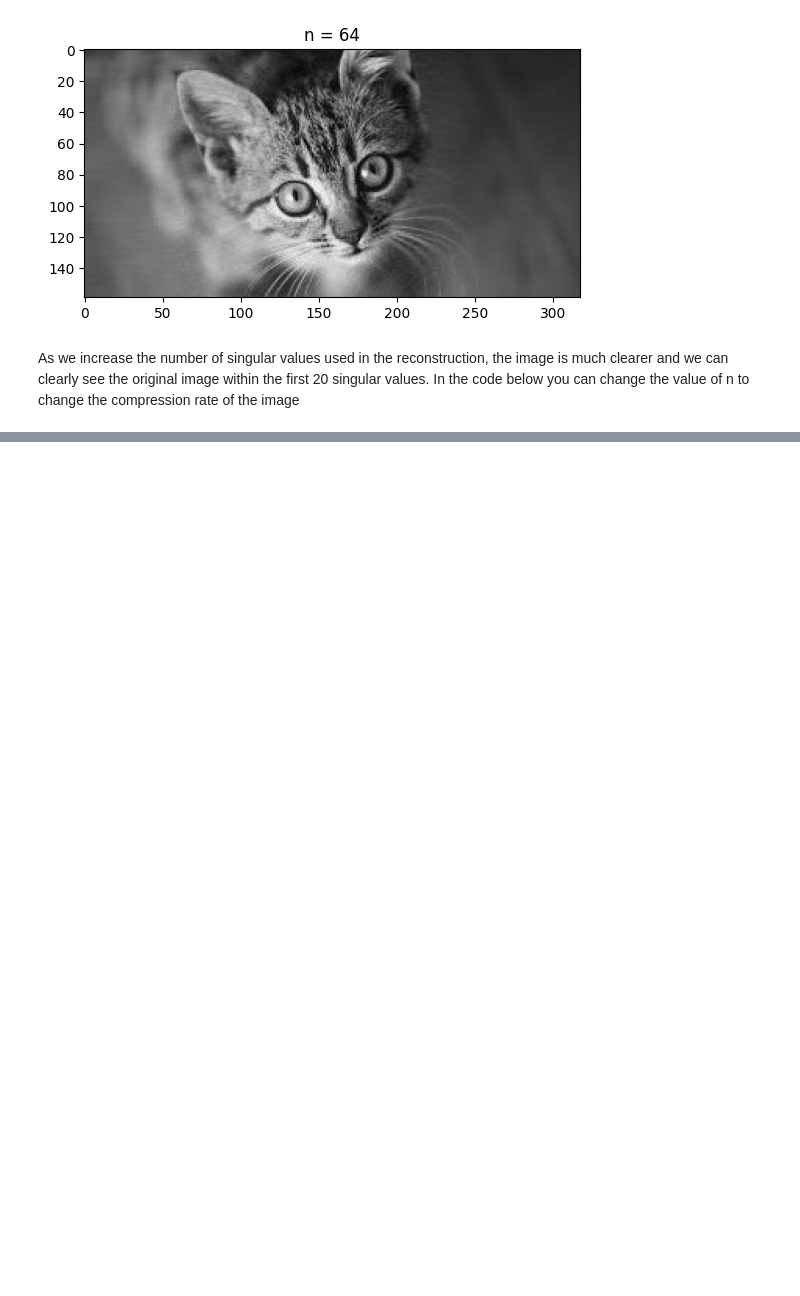
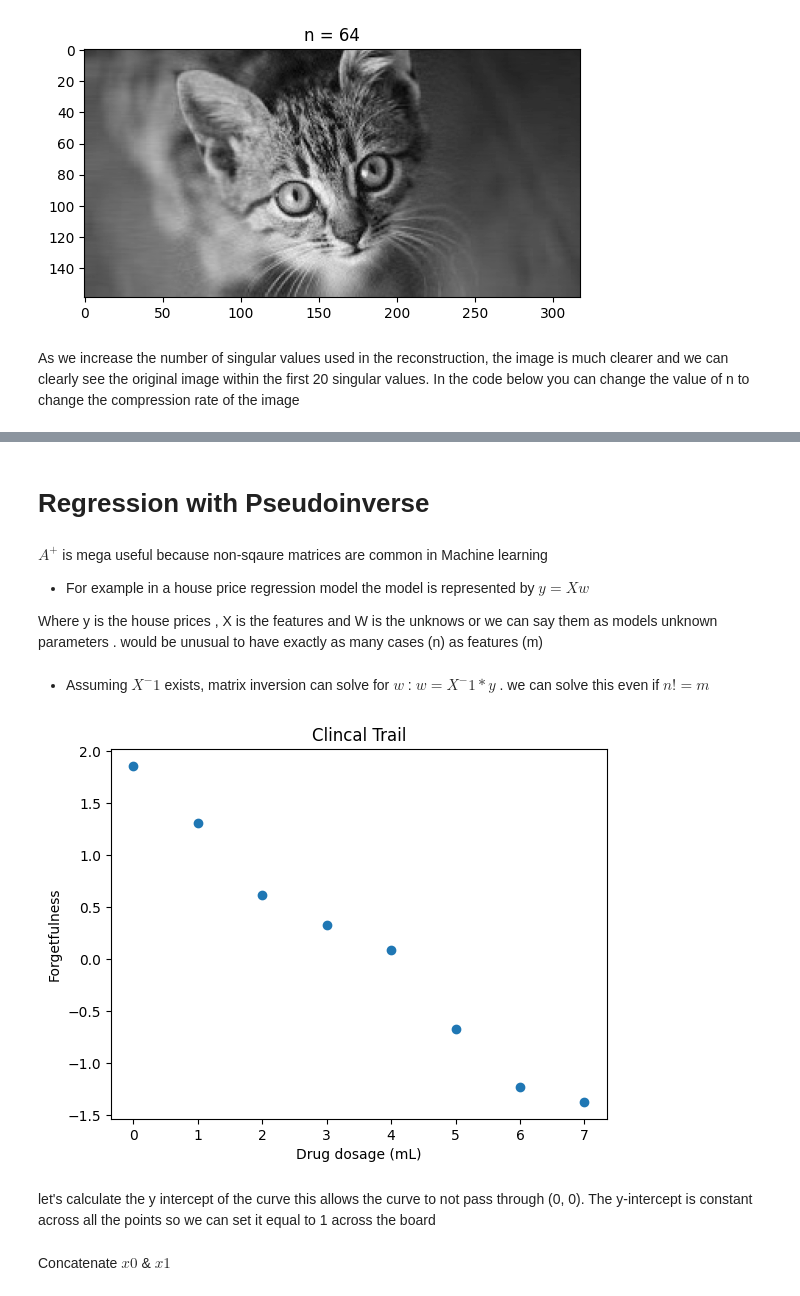
Before and after one commit to SriHarshith1/Maths-For-ML, a Jupyter notebook: Linear Algebra.ipynb, the cells around one changed output, grey strips where cells are left out. Drawn from its saved outputs; the diff is of its cells as text; code cells hidden in the pictures; blank space fills up the shorter version.

```diff
--- a/Linear Algebra.ipynb
+++ b/Linear Algebra.ipynb
@@ -1683,0 +1735,29 @@ As we increase the number of singular values used in the reconstruction, the ima
+# %% [markdown]
+# Regression with Pseudoinverse
+# %% [markdown]
+$A^+$ is mega useful because non-sqaure matrices are common in Machine learning
+
+
+* For example in a house price regression model the model is represented by $y = Xw$
+
+
+Where y is the house prices , X is the features and W is the unknows or we can say them as models unknown parameters . would be unusual to have exactly as many cases (n) as features (m)
+# %% [markdown]
+* Assuming $X^-1$ exists, matrix inversion can solve for $w$ : $w = X^-1 * y$ . we can solve this even if $ n!= m$
+# %%
+x1 = [0, 1, 2, 3, 4, 5, 6, 7.]  #E.g : Dosage of drug for treating Alzheimer's disease
+y = [1.86, 1.31, .62, .33, .09, -.67, -1.23, -1.37]  #E.g Patient's forgetfulness score
+# %%
+title = 'Clincal Trail'
+xlabel = 'Drug dosage (mL)'
+ylabel = 'Forgetfulness'
+# %%
+fig, ax = plt.subplots()
+plt.title(title)
+plt.xlabel(xlabel)
+plt.ylabel(ylabel)
+_ = ax.scatter(x1, y)
+# %% [output]
+[figure, added]
+# %% [markdown]
+let's calculate the y intercept of the curve this allows the curve to not pass through (0, 0). The y-intercept is constant across all the points so we can set it equal to 1 across the board
@@ -1683,0 +1766,2 @@ As we increase the number of singular values used in the reconstruction, the ima
+# %% [markdown]
+Concatenate $x0$ & $x1$
```
Also changed, not shown: parts of 40 cells of this notebook.
